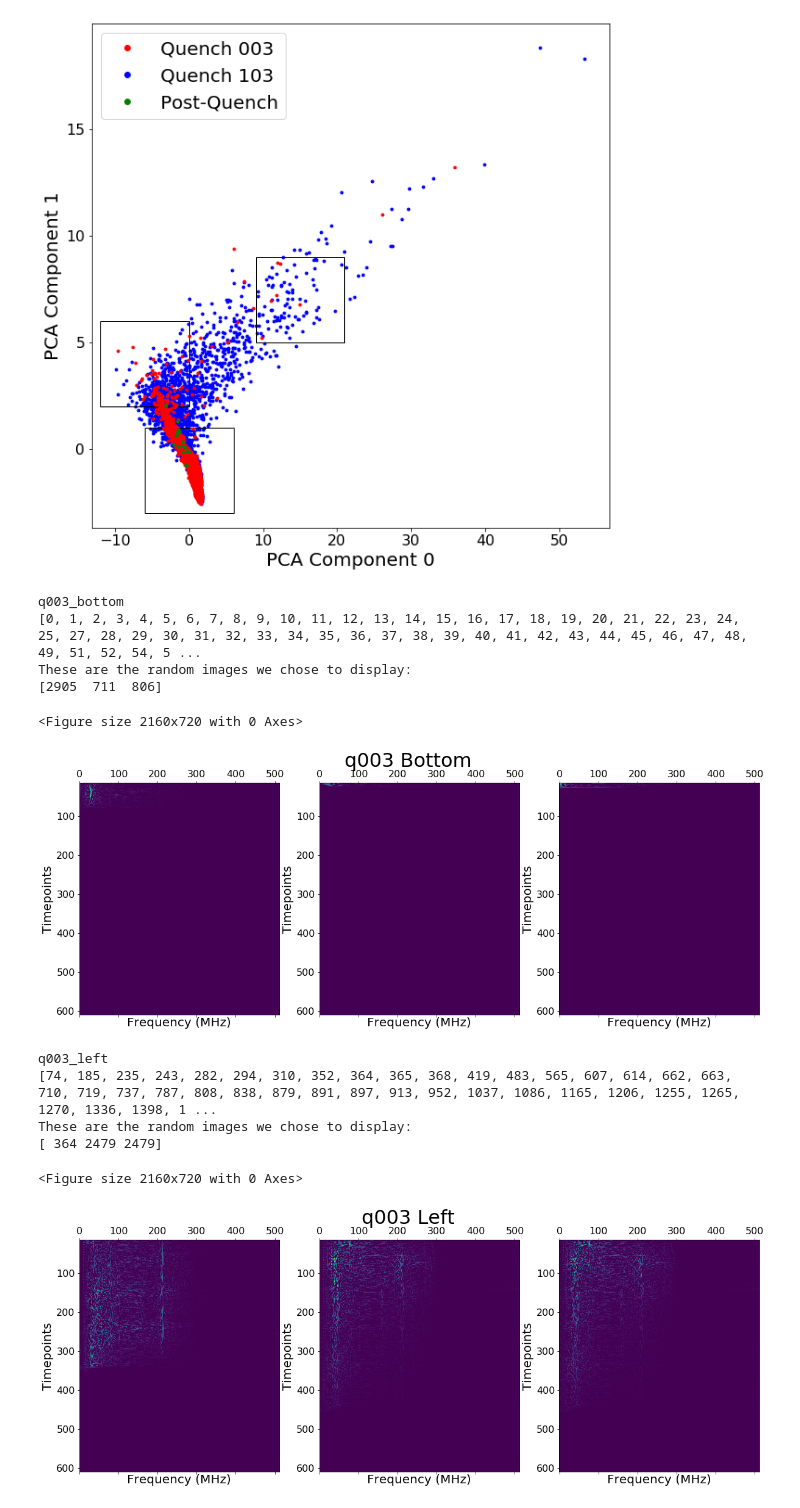
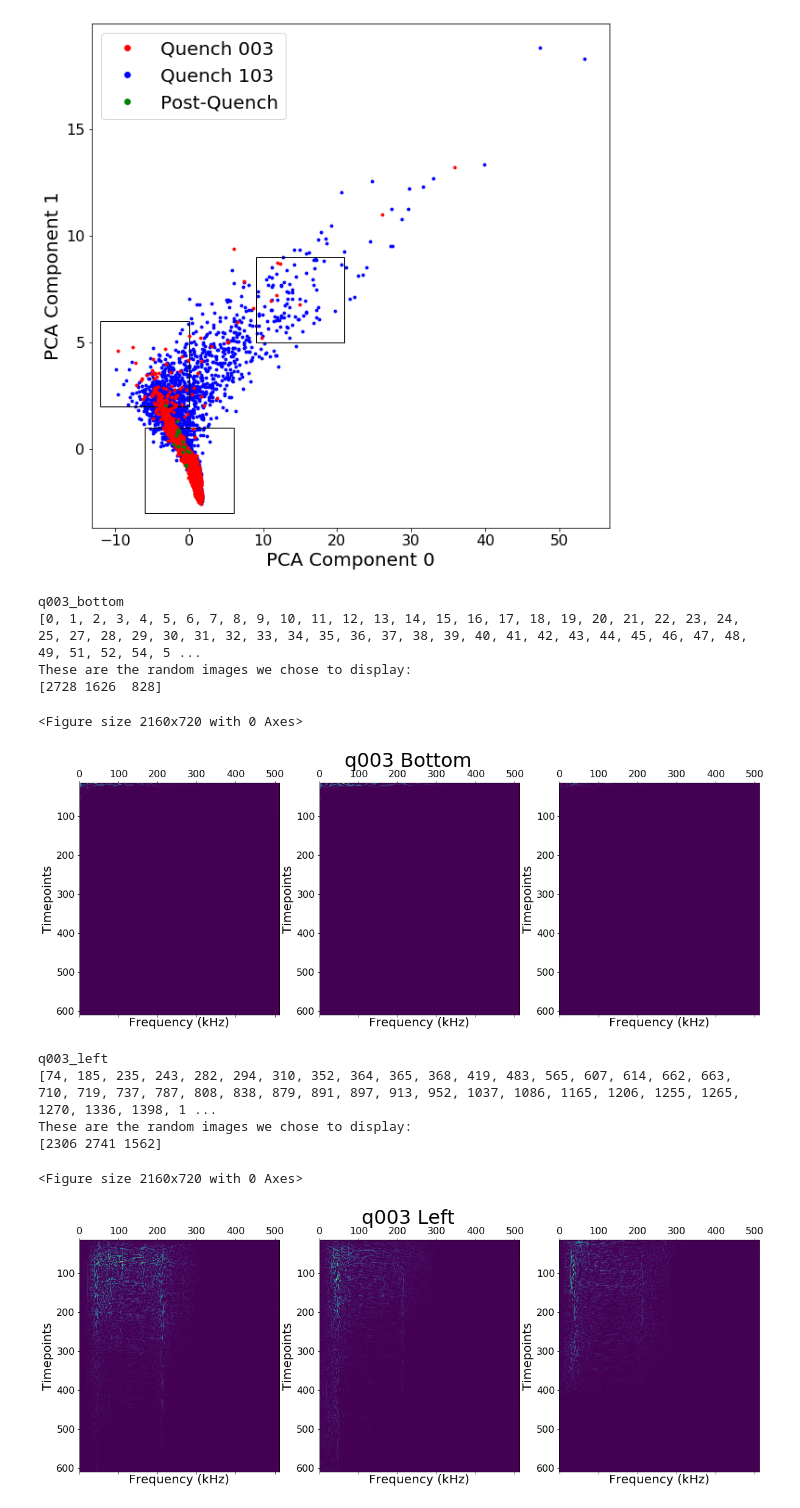
Before and after one commit to lastephey/magnet-notebooks, a Jupyter notebook: conv2d-autoencoder/plot_conv2d_spectrograms.ipynb, the cells around one changed output. Cells and saved outputs as stored; diff of their text form; code cells hidden in the pictures.

```diff
--- a/conv2d-autoencoder/plot_conv2d_spectrograms.ipynb
+++ b/conv2d-autoencoder/plot_conv2d_spectrograms.ipynb
@@ -262,15 +262,15 @@ show_images = qall_data[pick_3,:,:]
 fig, (ax_l, ax_c, ax_r) = plt.subplots(nrows=1, ncols=3, sharex=True, figsize=(20, 7))
 ax_l.matshow(show_images[0,:,:],cmap=colormap)
 ax_l.axis('equal')
-ax_l.set_xlabel('Frequency (MHz)')
+ax_l.set_xlabel('Frequency (kHz)')
 ax_l.set_ylabel('Timepoints')
 ax_c.matshow(show_images[1,:,:],cmap=colormap)
 ax_c.axis('equal')
-ax_c.set_xlabel('Frequency (MHz)')
+ax_c.set_xlabel('Frequency (kHz)')
 ax_c.set_ylabel('Timepoints')
 ax_r.matshow(show_images[2,:,:],cmap=colormap)
 ax_r.axis('equal')
-ax_r.set_xlabel('Frequency (MHz)')
+ax_r.set_xlabel('Frequency (kHz)')
 ax_r.set_ylabel('Timepoints')
 fig.suptitle('q003 Bottom', fontsize=32)
 plt.show()
@@ -278,7 +278,7 @@ plt.show()
 q003_bottom
 [0, 1, 2, 3, 4, 5, 6, 7, 8, 9, 10, 11, 12, 13, 14, 15, 16, 17, 18, 19, 20, 21, 22, 23, 24, 25, 27, 28, 29, 30, 31, 32, 33, 34, 35, 36, 37, 38, 39, 40, 41, 42, 43, 44, 45, 46, 47, 48, 49, 51, 52, 54, 5 ...
 These are the random images we chose to display:
-[2905  711  806]
+[2728 1626  828]
 <Figure size 2160x720 with 0 Axes>
 [figure]
 # %%
@@ -298,38 +298,38 @@ for i in range(qall_data.shape[0]):
 print("q003_left")
 print(q003_left)
 
 plt.figure(figsize=(30, 10))
 
 #randomly pick three images to show (not the first three)
 pick_3 = np.random.choice(q003_left, num_images)
 
 print("These are the random images we chose to display:")
 print(pick_3)
 
 show_images = qall_data[pick_3,:,:]
 
 fig, (ax_l, ax_c, ax_r) = plt.subplots(nrows=1, ncols=3, sharex=True, figsize=(20, 7))
 ax_l.matshow(show_images[0,:,:],cmap=colormap)
 ax_l.axis('equal')
-ax_l.set_xlabel('Frequency (MHz)')
+ax_l.set_xlabel('Frequency (kHz)')
 ax_l.set_ylabel('Timepoints')
 ax_c.matshow(show_images[1,:,:],cmap=colormap)
 ax_c.axis('equal')
-ax_c.set_xlabel('Frequency (MHz)')
+ax_c.set_xlabel('Frequency (kHz)')
 ax_c.set_ylabel('Timepoints')
 ax_r.matshow(show_images[2,:,:],cmap=colormap)
 ax_r.axis('equal')
-ax_r.set_xlabel('Frequency (MHz)')
+ax_r.set_xlabel('Frequency (kHz)')
 ax_r.set_ylabel('Timepoints')
 fig.suptitle('q003 Left', fontsize=32)
 plt.show()
 # %% [output]
 q003_left
 [74, 185, 235, 243, 282, 294, 310, 352, 364, 365, 368, 419, 483, 565, 607, 614, 662, 663, 710, 719, 737, 787, 808, 838, 879, 891, 897, 913, 952, 1037, 1086, 1165, 1206, 1255, 1265, 1270, 1336, 1398, 1 ...
 These are the random images we chose to display:
-[ 364 2479 2479]
+[2306 2741 1562]
 <Figure size 2160x720 with 0 Axes>
-[figure, old version]
+[figure, new version]
 # %%
 #quench 3 right
 
```
Also changed, not shown: parts of 5 cells of this notebook.
